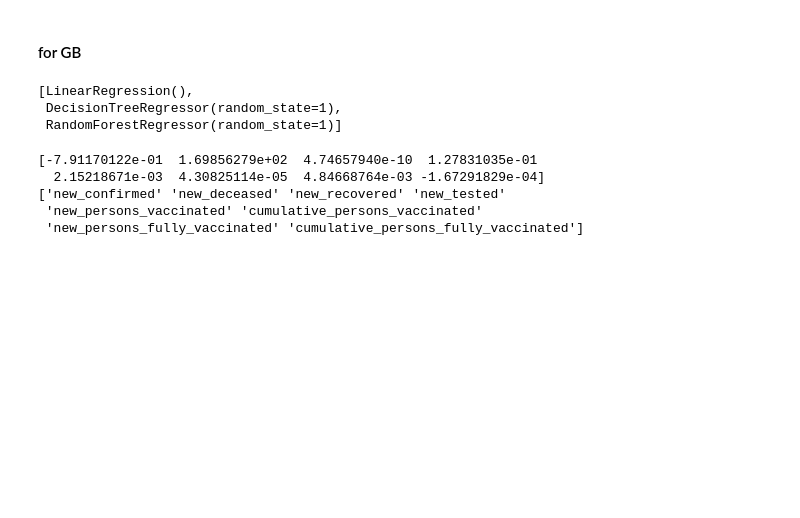
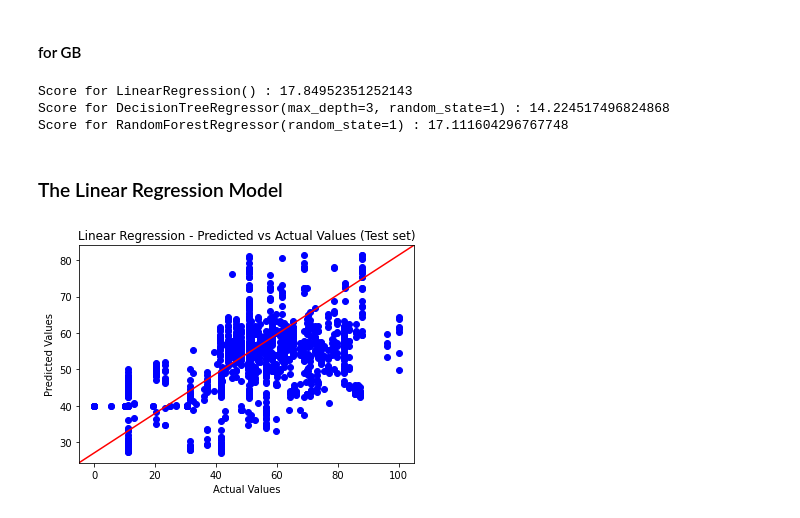
Before and after one commit to TristanKoh/p4ds-project, a Jupyter notebook: checkpoint_3/modelling.ipynb, the cells around one changed output. Drawn from its saved outputs; the diff is of its cells as text; code cells hidden in the pictures; blank space fills up the shorter version.

Commit message:
added plots

```diff
--- a/checkpoint_3/modelling.ipynb
+++ b/checkpoint_3/modelling.ipynb
@@ -267,7 +271,7 @@ from sklearn.model_selection import train_test_split
 # %%
 # Instantiate models
 linear_reg = LinearRegression()
-decision_tree = DecisionTreeRegressor(random_state = 1)
+decision_tree = DecisionTreeRegressor(max_depth=3, random_state = 1)
 random_forest = RandomForestRegressor(random_state=1)
 
 models = [linear_reg, decision_tree, random_forest]
@@ -276,26 +280,33 @@ models = [linear_reg, decision_tree, random_forest]
 # %%
 x_train, x_test, y_train, y_test = train_test_split(df_part2_gb[columns_to_standardise], df_part2_gb["stringency_index"], test_size = 0.2, random_state =1)
 # %%
-trained_models_gb = {"model" : [], "predicted_results" : []}
+trained_models_gb = {"model" : [], "predicted_results" : [], "score": []}
 
 for model in models :
     model.fit(x_train, y_train)
     y_pred = model.predict(x_test)
+    mse = mean_squared_error(y_test, y_pred)
+    rmse = np.sqrt(mse)
 
     trained_models_gb["model"].append(model)
     trained_models_gb["predicted_results"].append(y_pred)
+    trained_models_gb["score"].append(rmse)
-# %%
-trained_models_gb["model"]
-# %% [output]
-[LinearRegression(),
- DecisionTreeRegressor(random_state=1),
- RandomForestRegressor(random_state=1)]
-# %%
-print(trained_models_gb["model"][0].coef_)
-print(trained_models_gb["model"][0].feature_names_in_)
-# %% [output]
-[-7.91170122e-01  1.69856279e+02  4.74657940e-10  1.27831035e-01
-  2.15218671e-03  4.30825114e-05  4.84668764e-03 -1.67291829e-04]
-['new_confirmed' 'new_deceased' 'new_recovered' 'new_tested'
- 'new_persons_vaccinated' 'cumulative_persons_vaccinated'
- 'new_persons_fully_vaccinated' 'cumulative_persons_fully_vaccinated']
+# %%
+for x in range(len(trained_models_gb['model'])):
+    print('Score for', trained_models_gb['model'][x], ':', trained_models_gb['score'][x])
+# %% [output]
+Score for LinearRegression() : 17.84952351252143
+Score for DecisionTreeRegressor(max_depth=3, random_state=1) : 14.224517496824868
+Score for RandomForestRegressor(random_state=1) : 17.111604296767748
+# %% [markdown]
+### The Linear Regression Model
+# %%
+fig, ax = plt.subplots()
+ax.scatter(y_test, trained_models_gb["predicted_results"][0], color = 'blue')
+plt.title('Linear Regression - Predicted vs Actual Values (Test set)')
+plt.xlabel('Actual Values')
+plt.ylabel('Predicted Values')
+ax.plot([0,1],[0,1], transform=ax.transAxes, color = 'red')
+plt.show()
+# %% [output]
+[figure, added]
```
Also changed, not shown: parts of 11 cells of this notebook.
